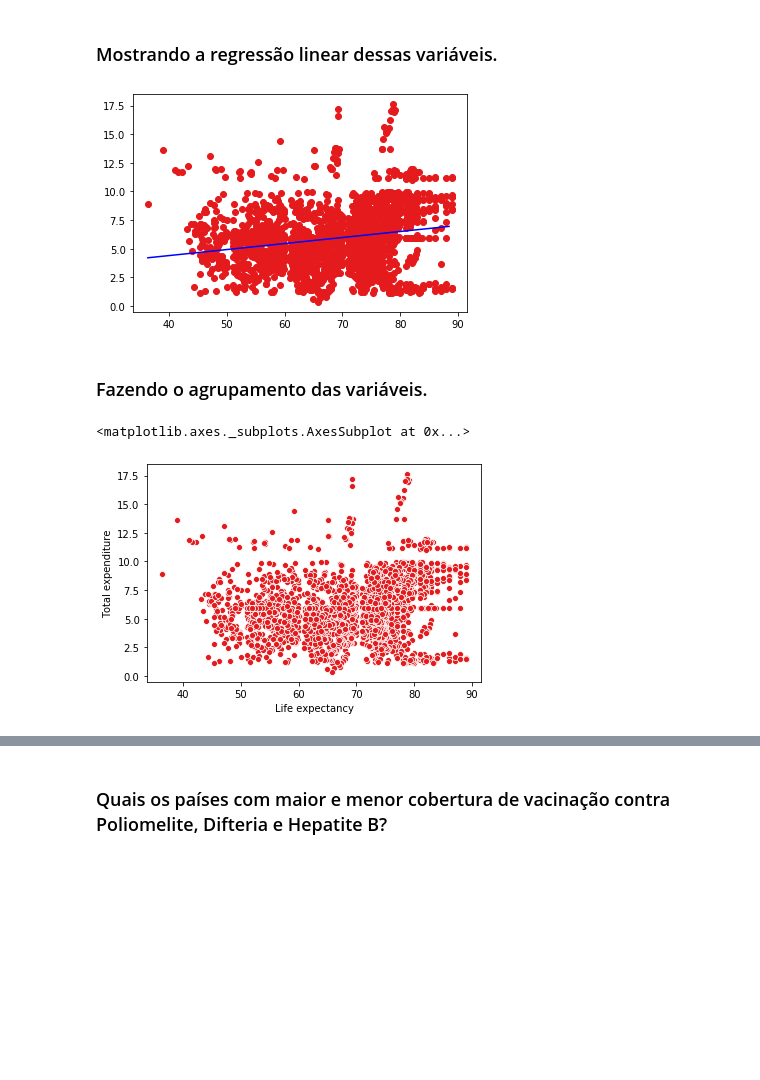
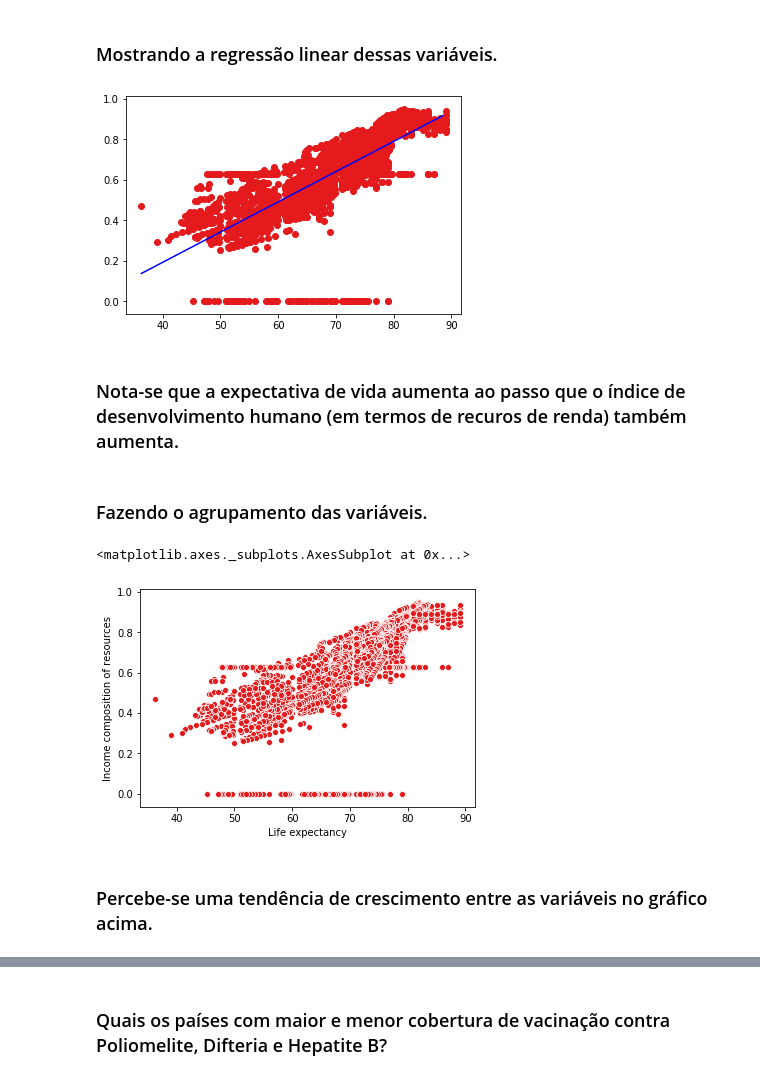
Before and after one commit to Vlarck/ICD, a Jupyter notebook: Projeto/Projeto_final.ipynb, the cells around one changed output, grey strips where cells are left out. Drawn from its saved outputs; the diff is of its cells as text; code cells hidden in the pictures; blank space fills up the shorter version.

```diff
--- a/Projeto/Projeto_final.ipynb
+++ b/Projeto/Projeto_final.ipynb
@@ -213,7 +231,7 @@ medias_ao_longo_dos_anos[["Total expenditure", "Life expectancy"]].corr()
 ### Mostrando a regressão linear dessas variáveis.
 # %%
 from scipy.stats import linregress
-result = linregress(nulos_pela_media["Life expectancy"], nulos_pela_media["Total expenditure"])
+result = linregress(nulos_pela_media["Life expectancy"], nulos_pela_media["Income composition of resources"])
 valor_a = result.slope
 valor_b = result.intercept
 # %%
@@ -244,13 +262,17 @@ def regressao(x, y, a, b):
     plt.gca()
     plt.show()
 # %%
-regressao(nulos_pela_media["Life expectancy"], nulos_pela_media["Total expenditure"], valor_a, valor_b)
+regressao(nulos_pela_media["Life expectancy"], nulos_pela_media["Income composition of resources"], valor_a, valor_b)
 # %% [output]
-[figure, old version]
+[figure, new version]
+# %% [markdown]
+### Nota-se que a expectativa de vida aumenta ao passo que o índice de desenvolvimento humano (em termos de recuros de renda) também aumenta.
 # %% [markdown]
 ### Fazendo o agrupamento das variáveis.
 # %%
-sns.scatterplot(data=nulos_pela_media, x="Life expectancy", y="Total expenditure")
+sns.scatterplot(data=nulos_pela_media, x="Life expectancy", y="Income composition of resources")
 # %% [output]
 <matplotlib.axes._subplots.AxesSubplot at 0x...>
-[figure, old version]
+[figure, new version]
+# %% [markdown]
+### Percebe-se uma tendência de crescimento entre as variáveis no gráfico acima.
```
Also changed, not shown: parts of 18 cells of this notebook.
